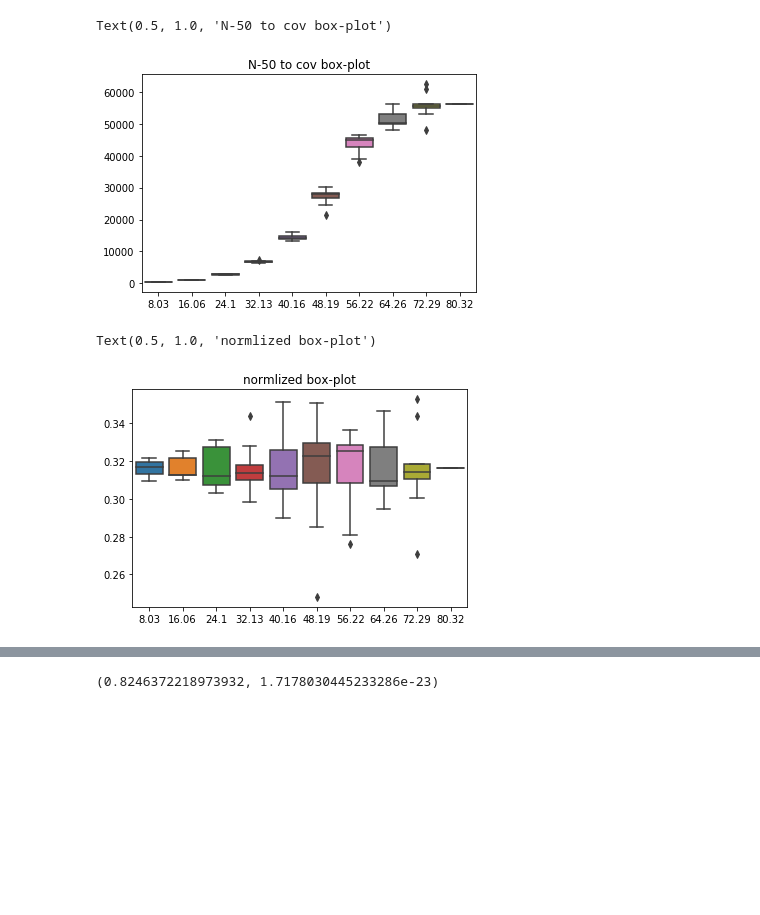
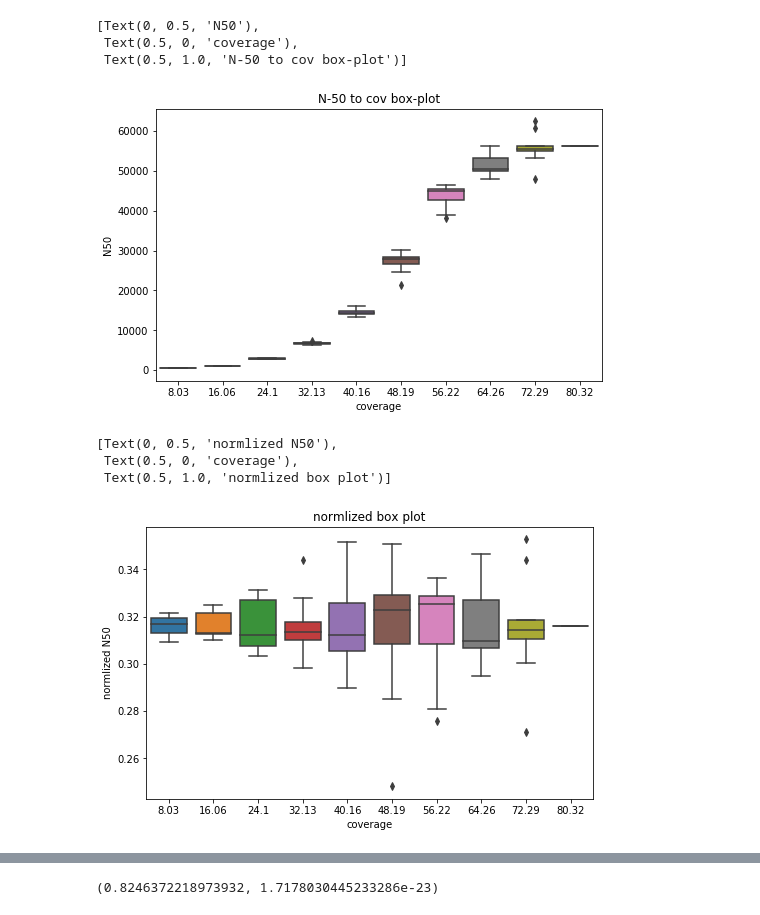
Before and after one commit to roysh1993/bioinformatics_final, a Jupyter notebook: plots_notebook.ipynb, the cells around one changed output, grey strips where cells are left out. Drawn from its saved outputs; the diff is of its cells as text; code cells hidden in the pictures; blank space fills up the shorter version.

Commit message:
modified plots

```diff
--- a/plots_notebook.ipynb
+++ b/plots_notebook.ipynb
@@ -14,26 +14,33 @@ original_cov = float(num_of_reads*average_read_length)/genome_length
 # %%
 cov = sorted(stats.keys())
 cov_fragmented = [round(float(x)*original_cov,2) for x in cov]
 N50_scaffolds =list( map(lambda x:([n["Scaffold Stats"]["N50"] for n in stats[x]]), cov))
 # N50_contigs = list(map(lambda x:np.mean([n["Contig Stats"]["N50"] for n in stats[x]]), cov))
 
 # scaffolds
-sns.boxplot(cov_fragmented,N50_scaffolds).set_title("N-50 to cov box-plot")
+plt.figure(figsize=(8, 5))
+
+sns.boxplot(cov_fragmented,N50_scaffolds).set(title= "N-50 to cov box-plot",ylabel="N50",xlabel = "coverage")
 # plt.savefig(os.path.join(directory,"N50_scaff.png"))
 #contigs
 # plt.plot(cov, N50_contigs)
 # plt.xlabel("coverage")
 # plt.ylabel("N50 avg")
 # plt.title("N50 per cov")
 # plt.savefig(os.path.join(directory,"N50_contig.png"))
 # %% [output]
-Text(0.5, 1.0, 'N-50 to cov box-plot')
+[Text(0, 0.5, 'N50'),
+ Text(0.5, 0, 'coverage'),
+ Text(0.5, 1.0, 'N-50 to cov box-plot')]
-[figure, old version]
+[figure, new version]
 # %%
 norm_N50 = preprocessing.normalize(N50_scaffolds)
 # %%
-sns.boxplot(cov_fragmented,list(norm_N50)).set_title("normlized box-plot")
+plt.figure(figsize=(8, 5))
+sns.boxplot(cov_fragmented,list(norm_N50)).set(xlabel="coverage", ylabel="normlized N50",title="normlized box plot")
 # %% [output]
-Text(0.5, 1.0, 'normlized box-plot')
+[Text(0, 0.5, 'normlized N50'),
+ Text(0.5, 0, 'coverage'),
+ Text(0.5, 1.0, 'normlized box plot')]
-[figure, old version]
+[figure, new version]
 # %%
```
Also changed, not shown: parts of 2 cells of this notebook.
